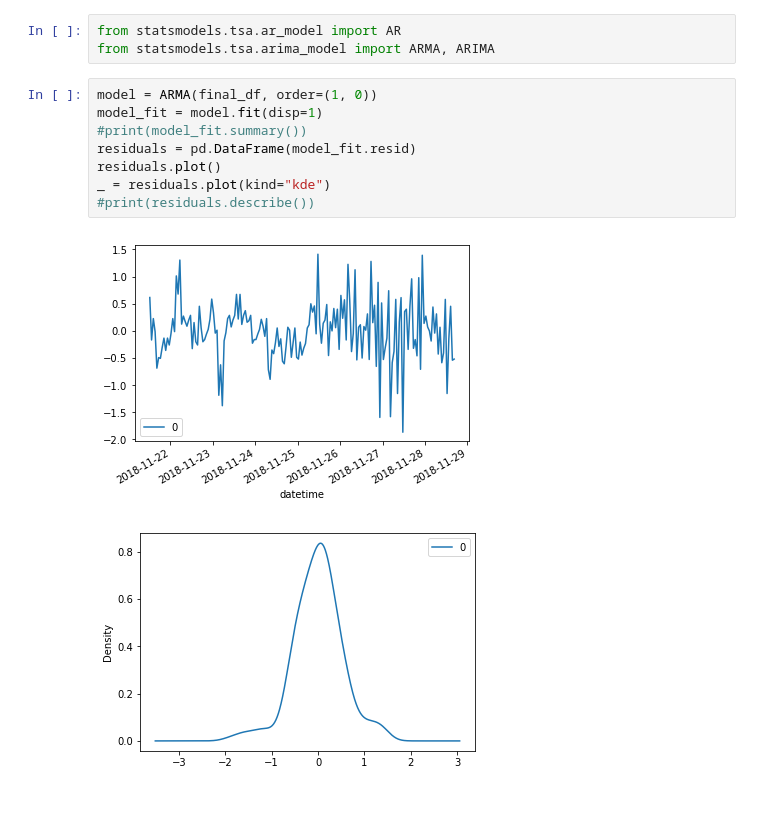
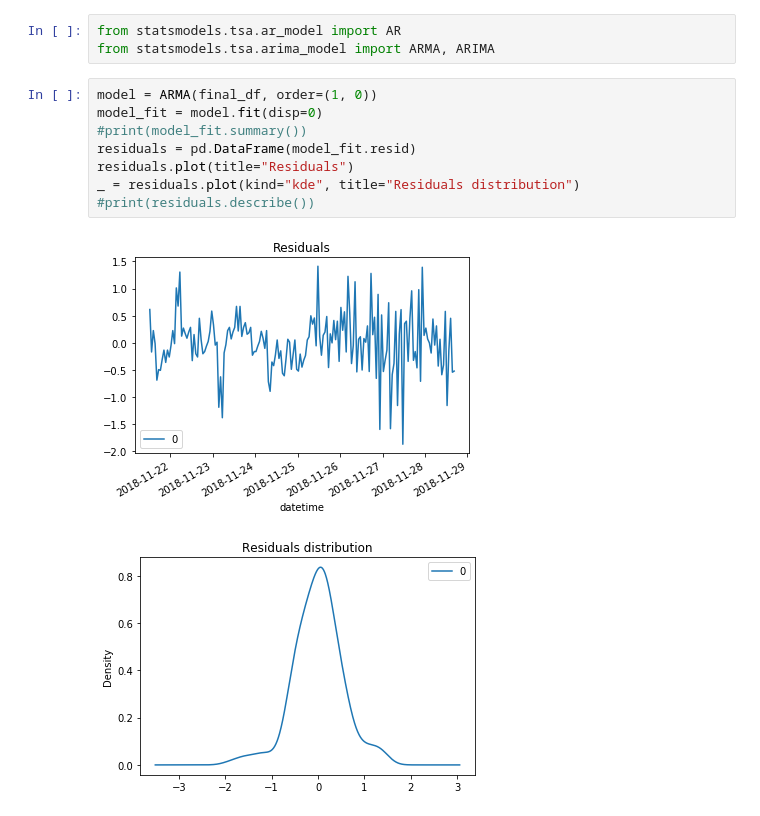
Before and after one commit to JoonasMaanonen/weatherStation, a Jupyter notebook: analysis.ipynb, the cells around one changed output. Drawn from its saved outputs; the diff is of its cells as text.

Commit message:
Finished AR modeling

```diff
--- a/analysis.ipynb
+++ b/analysis.ipynb
@@ -204,12 +204,12 @@ from statsmodels.tsa.ar_model import AR
 from statsmodels.tsa.arima_model import ARMA, ARIMA
 # %%
 model = ARMA(final_df, order=(1, 0))
-model_fit = model.fit(disp=1)
+model_fit = model.fit(disp=0)
 #print(model_fit.summary())
 residuals = pd.DataFrame(model_fit.resid)
-residuals.plot()
-_ = residuals.plot(kind="kde")
+residuals.plot(title="Residuals")
+_ = residuals.plot(kind="kde", title="Residuals distribution")
 #print(residuals.describe())
 # %% [output]
-[figure, old version]
+[figure, new version]
-[figure, old version]
+[figure, new version]
```
Also changed, not shown: parts of 2 cells of this notebook.
